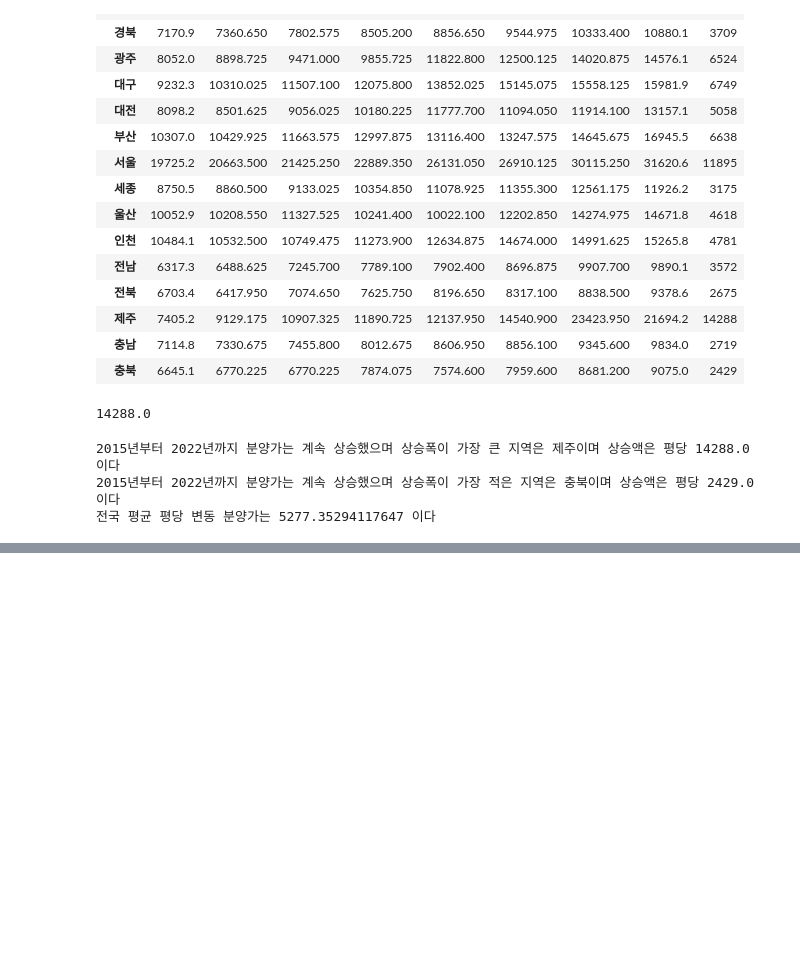
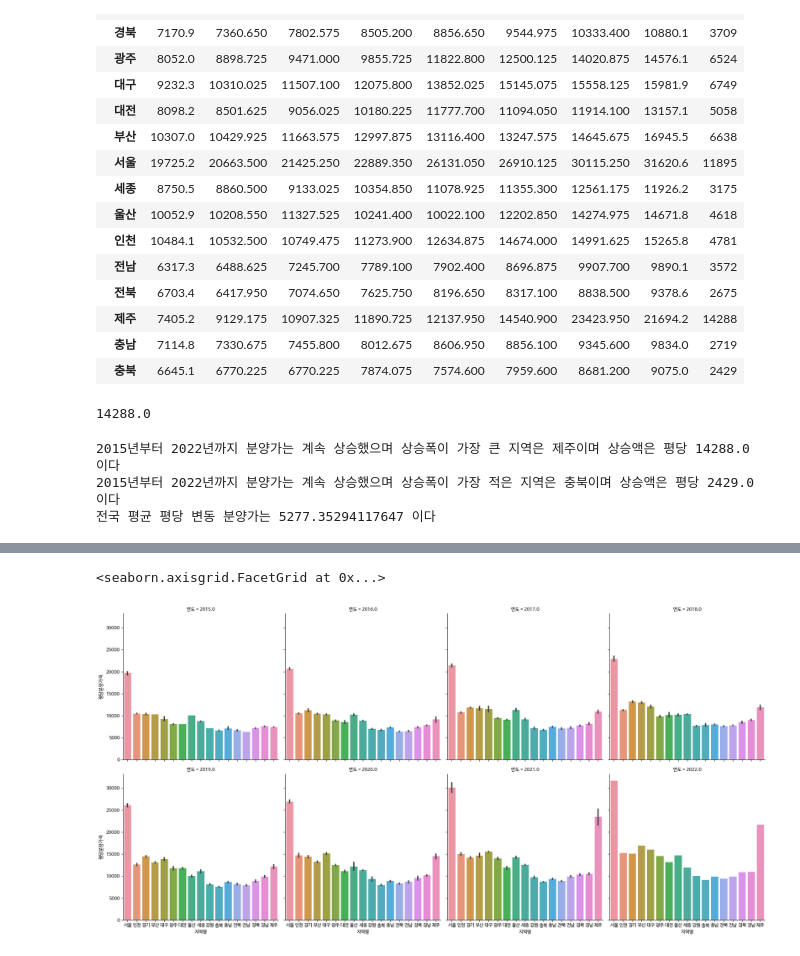
Before and after one commit to leekyuyoung20230313/pythone, a Jupyter notebook: 전처리/아파트분양가분석.ipynb, the cells around one changed output, grey strips where cells are left out. Cells and saved outputs as stored; diff of their text form; code cells hidden in the pictures; blank space fills up the shorter version.

```diff
--- a/전처리/아파트분양가분석.ipynb
+++ b/전처리/아파트분양가분석.ipynb
@@ -169,0 +172,8 @@ plt.rc('font', family='NanumBarunGothic')
+# %%
+import seaborn as sns
+# x:지역 y:평당분양 , hue =연도
+# sns.barplot(data=df_year, x = '지역명', y = '평당분양가격', hue = '연도' )
+sns.catplot(data=df_year, x = '지역명', y = '평당분양가격', col = '연도' ,col_wrap =4,kind='bar')
+# %% [output]
+<seaborn.axisgrid.FacetGrid at 0x...>
+[figure, added]
```
Also changed, not shown: parts of 6 cells of this notebook.
